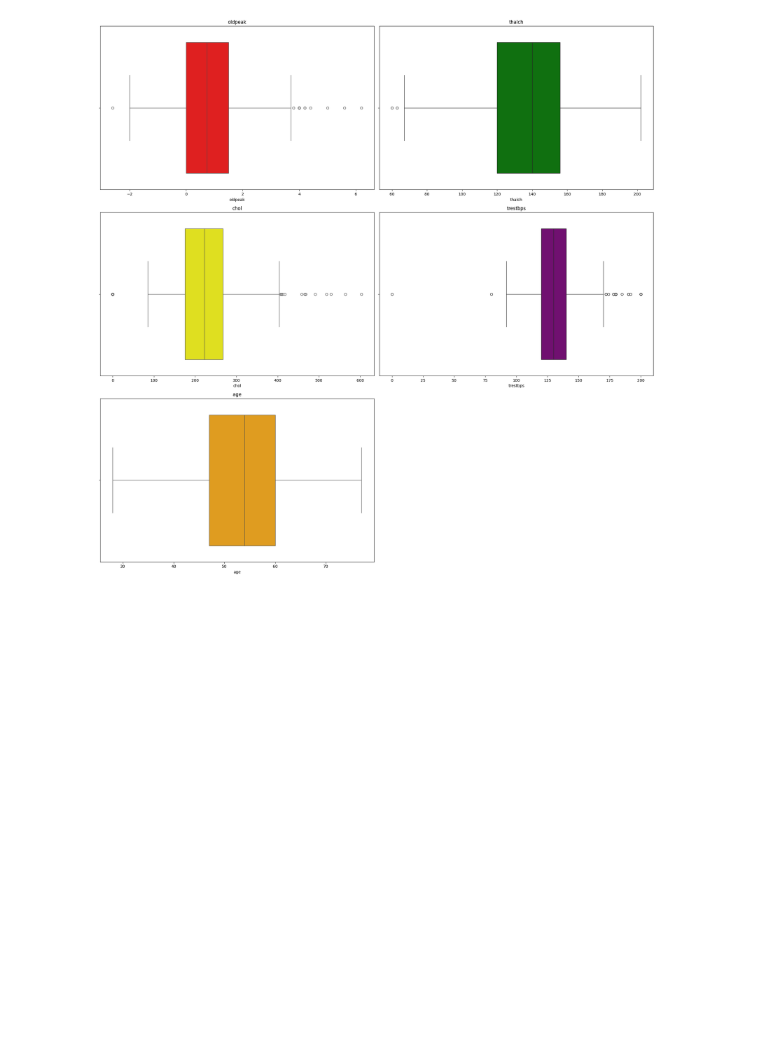
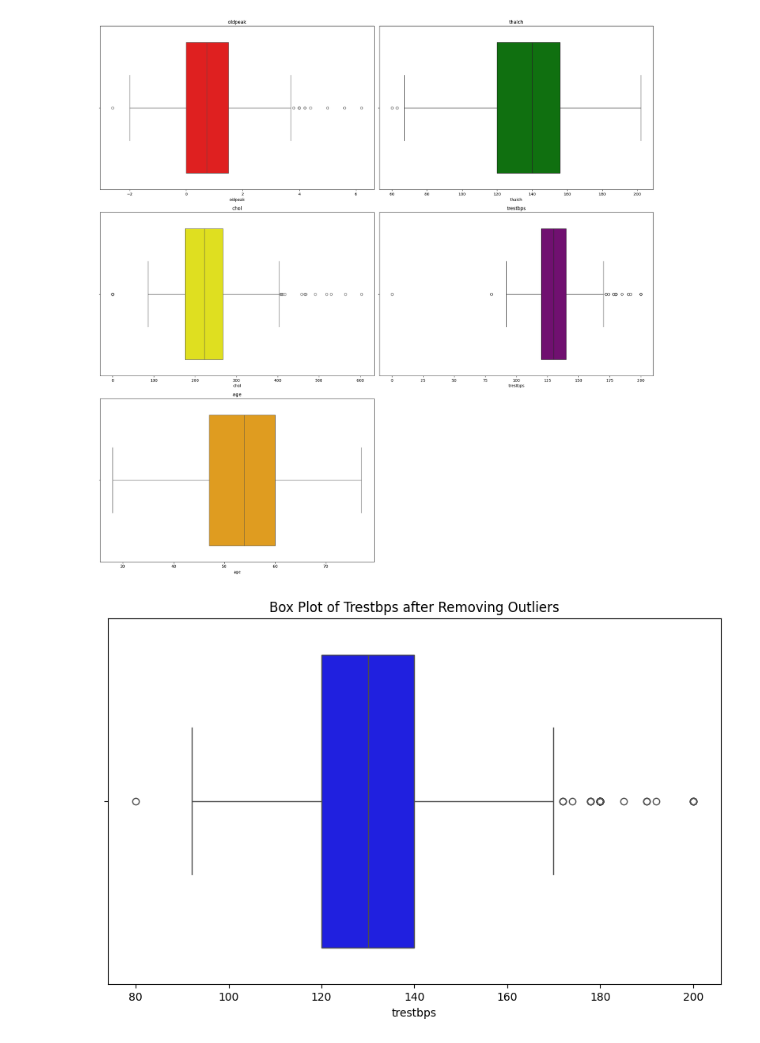
Before and after one commit to TabarakAllahKhan/ai-ml-internship, a Jupyter notebook: Task_3_heart_disease/heart_disease.ipynb, the cells around one changed output. Saved outputs shown, nothing was run; the diff lists cells and outputs as text; code cells hidden in the pictures; blank space fills up the shorter version.

Commit message:
creating graphs

```diff
--- a/Task_3_heart_disease/heart_disease.ipynb
+++ b/Task_3_heart_disease/heart_disease.ipynb
@@ -550,0 +540,15 @@ fig.show()
+# %%
+# print the row in df trestbps where the values is 0
+
+df[df['trestbps'] == 0]
+
+# remove the row where trestbps is 0
+df = df[df['trestbps'] != 0]
+# %%
+# creating box plot of trestbps using seaborn
+plt.figure(figsize=(10, 6))
+sns.boxplot(x=df['trestbps'], color='blue')
+plt.title('Box Plot of Trestbps after Removing Outliers')
+plt.show()
+# %% [output]
+[figure, added]
```
Also changed, not shown: parts of 9 cells of this notebook.
